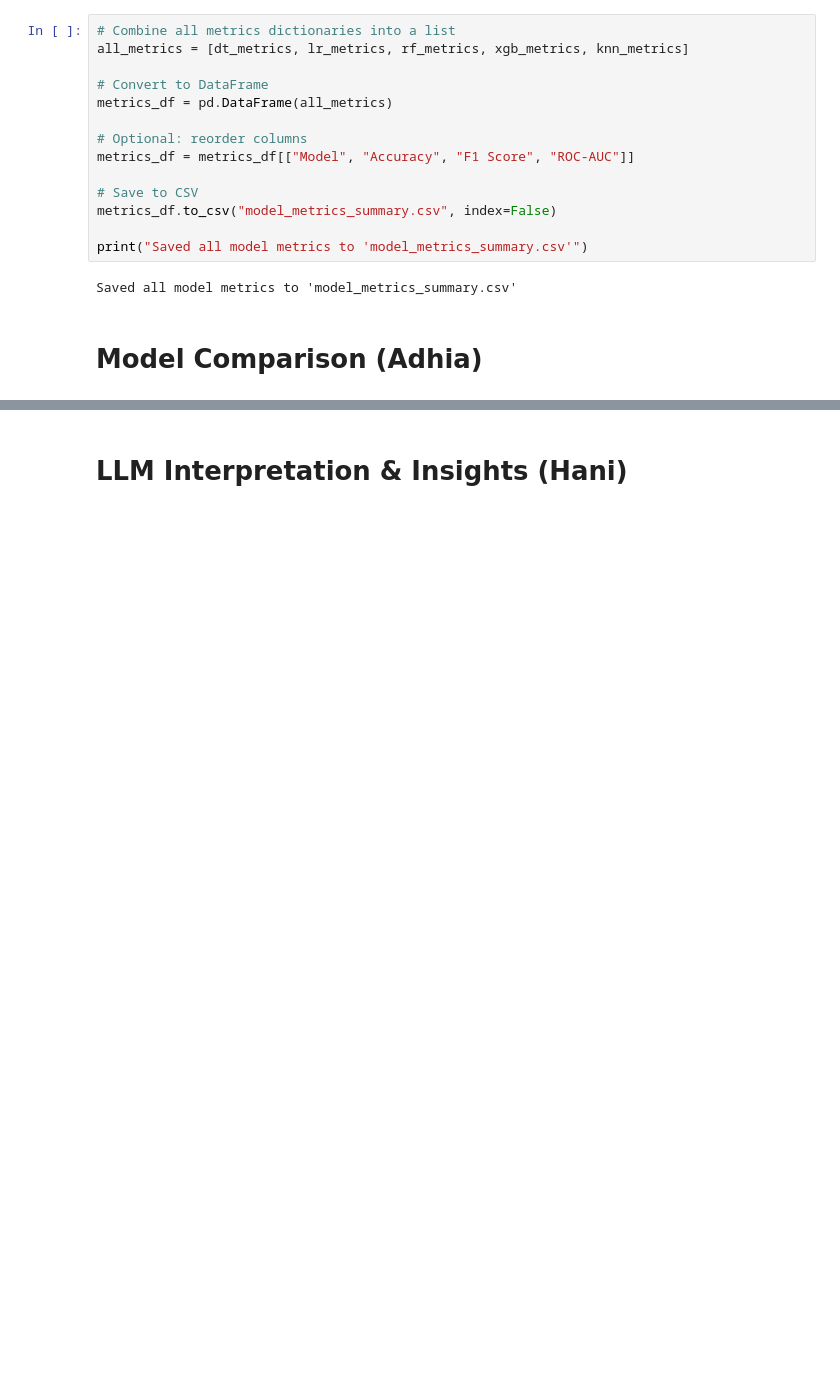
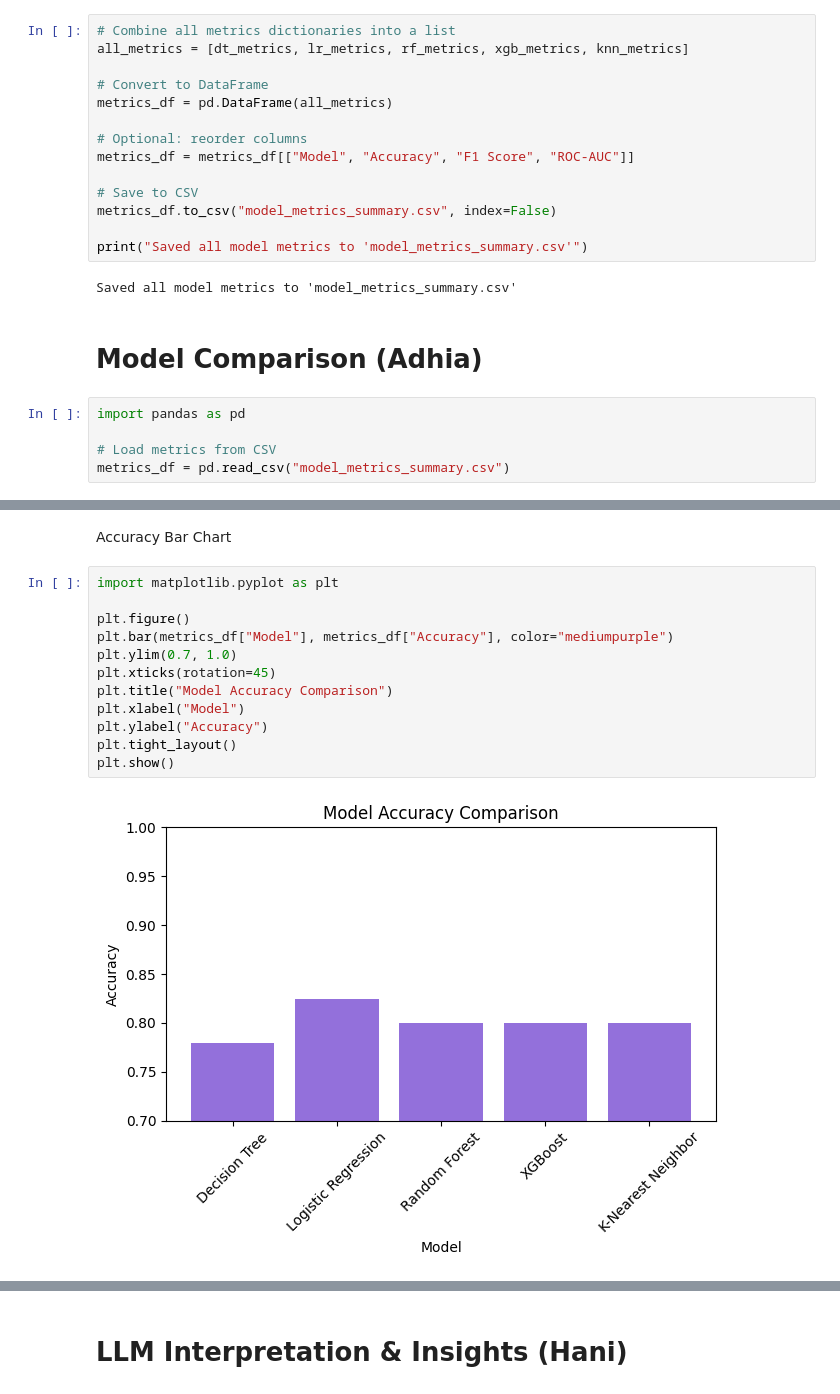
Before and after one commit to Bushraaaaaaaa/WIE3007-DMW-GroupAssignment, a Jupyter notebook: DMW_GroupProject.ipynb, the cells around one changed output, grey strips where cells are left out. Saved outputs shown, nothing was run; the diff lists cells and outputs as text; blank space fills up the shorter version.

```diff
--- a/DMW_GroupProject.ipynb
+++ b/DMW_GroupProject.ipynb
@@ -919,3 +973,8 @@ print("Saved all model metrics to 'model_metrics_summary.csv'")
 Saved all model metrics to 'model_metrics_summary.csv'
 # %% [markdown]
 # Model Comparison (Adhia)
+# %%
+import pandas as pd
+
+# Load metrics from CSV
+metrics_df = pd.read_csv("model_metrics_summary.csv")
@@ -921,0 +1006,16 @@ Saved all model metrics to 'model_metrics_summary.csv'
+# %% [markdown]
+Accuracy Bar Chart
+# %%
+import matplotlib.pyplot as plt
+
+plt.figure()
+plt.bar(metrics_df["Model"], metrics_df["Accuracy"], color="mediumpurple")
+plt.ylim(0.7, 1.0)
+plt.xticks(rotation=45)
+plt.title("Model Accuracy Comparison")
+plt.xlabel("Model")
+plt.ylabel("Accuracy")
+plt.tight_layout()
+plt.show()
+# %% [output]
+[figure, added]
```
Also changed, not shown: parts of 12 cells of this notebook.
